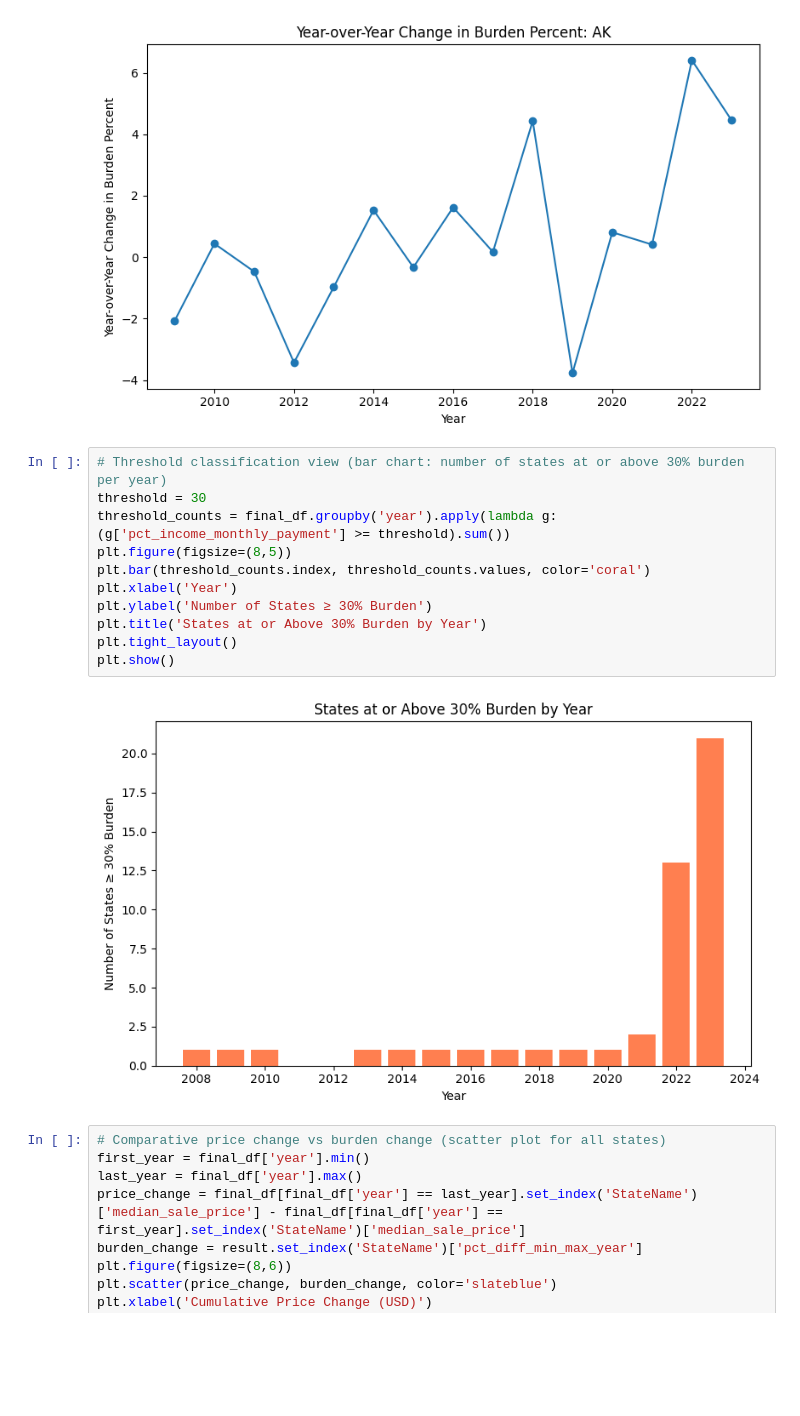
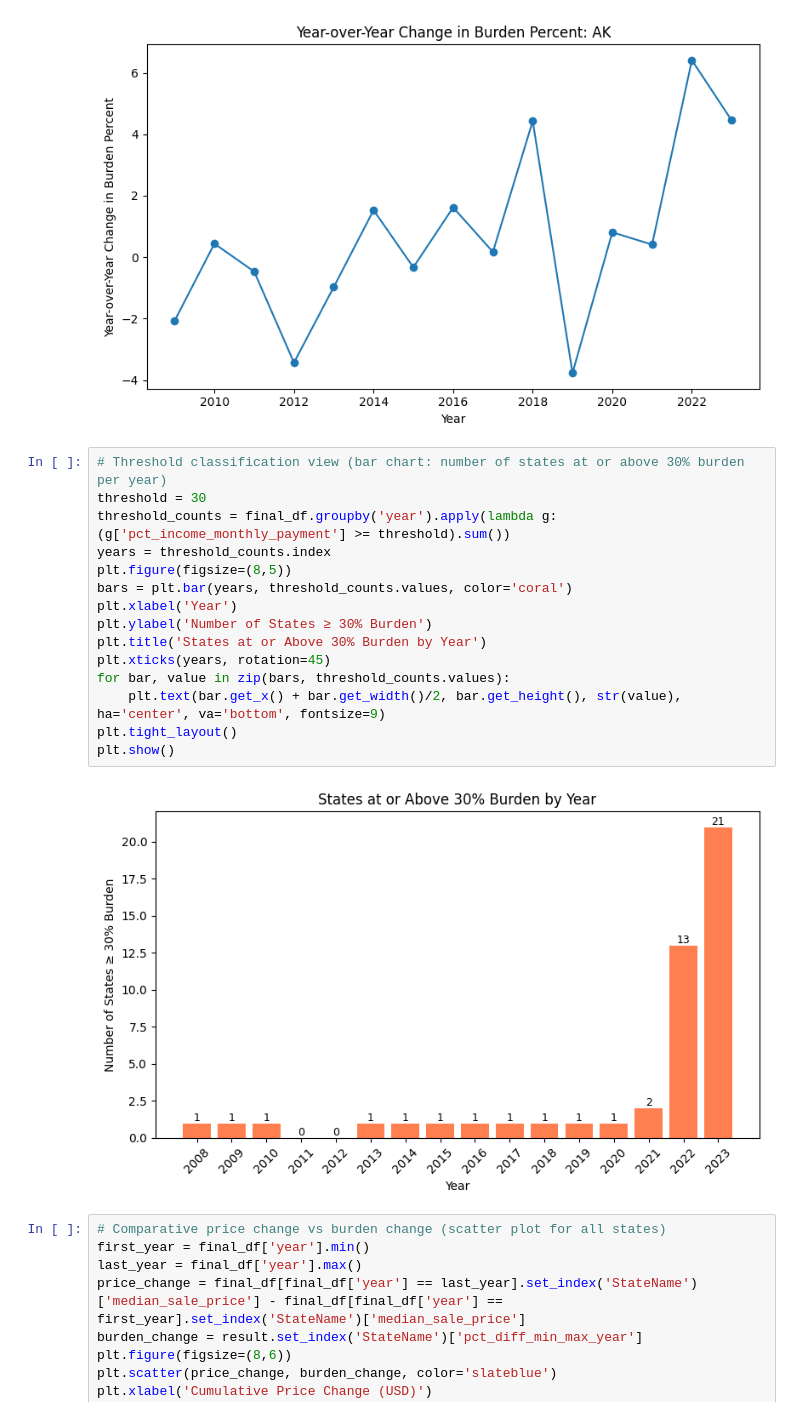
Before and after one commit to michaelleemonroe89/capstone_code, a Jupyter notebook: main.ipynb, the cells around one changed output. Drawn from its saved outputs; the diff is of its cells as text; blank space fills up the shorter version.

```diff
--- a/main.ipynb
+++ b/main.ipynb
@@ -325,16 +325,20 @@ plt.show()
 # %%
 # Threshold classification view (bar chart: number of states at or above 30% burden per year)
 threshold = 30
 threshold_counts = final_df.groupby('year').apply(lambda g: (g['pct_income_monthly_payment'] >= threshold).sum())
+years = threshold_counts.index
 plt.figure(figsize=(8,5))
-plt.bar(threshold_counts.index, threshold_counts.values, color='coral')
+bars = plt.bar(years, threshold_counts.values, color='coral')
 plt.xlabel('Year')
 plt.ylabel('Number of States ≥ 30% Burden')
 plt.title('States at or Above 30% Burden by Year')
+plt.xticks(years, rotation=45)
+for bar, value in zip(bars, threshold_counts.values):
+    plt.text(bar.get_x() + bar.get_width()/2, bar.get_height(), str(value), ha='center', va='bottom', fontsize=9)
 plt.tight_layout()
 plt.show()
 # %% [output]
-[figure, old version]
+[figure, new version]
 # %%
 # Comparative price change vs burden change (scatter plot for all states)
 first_year = final_df['year'].min()
```
Also changed, not shown: 1 other file.
